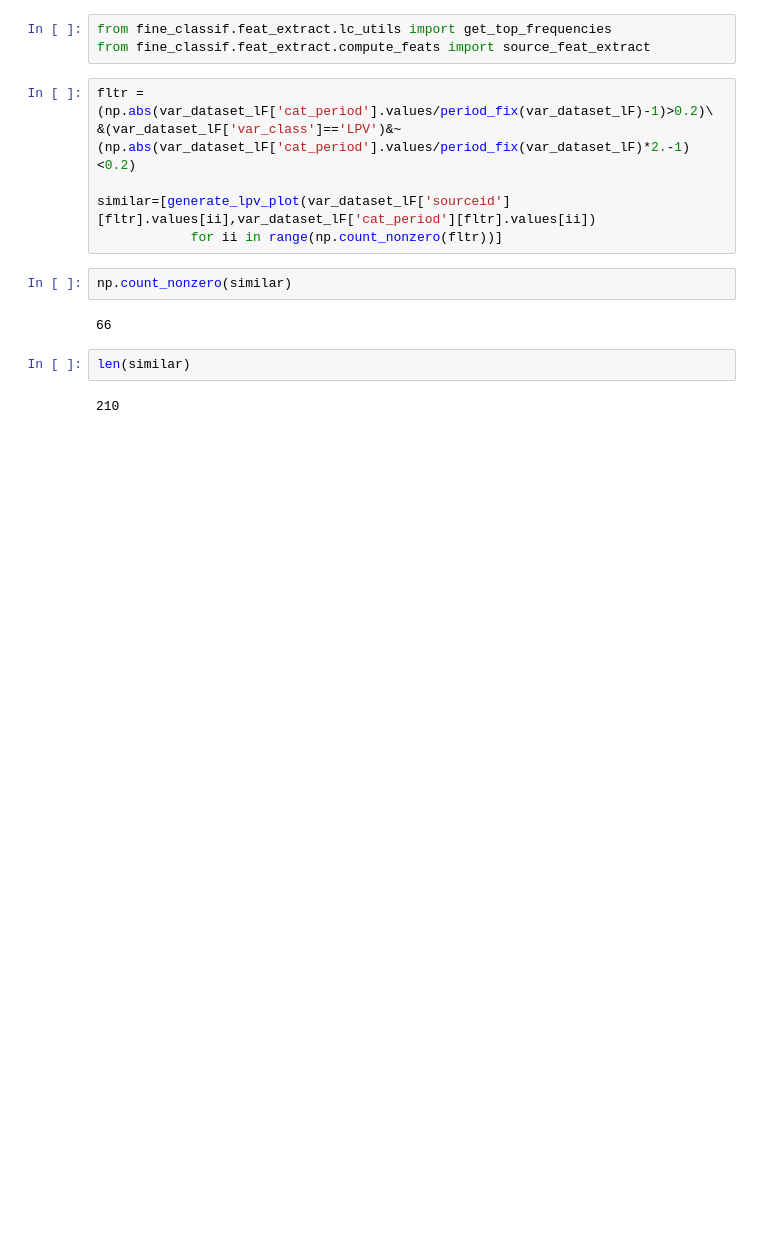
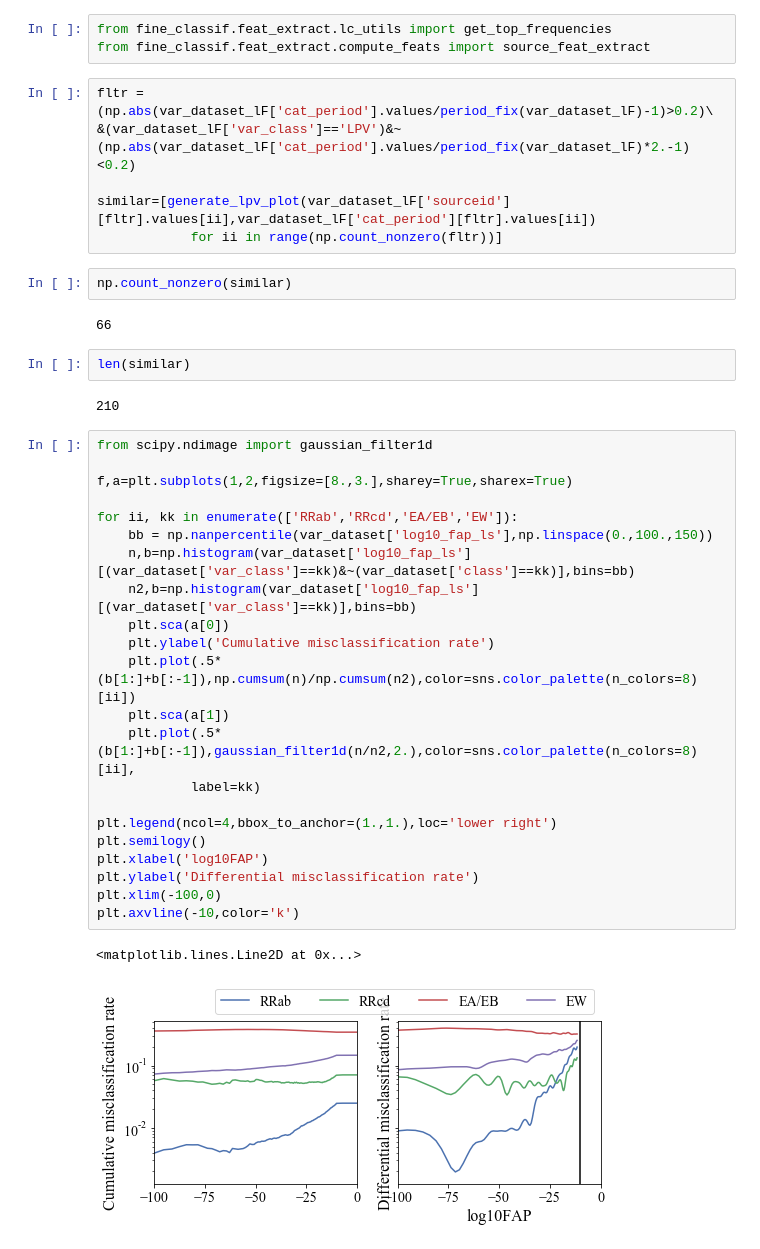
Before and after one commit to thomasmolnar/virac_classifier, a Jupyter notebook: plots/ConfusionMatrix.ipynb, the cells around one changed output. Cells and saved outputs as stored; diff of their text form; blank space fills up the shorter version.

```diff
--- a/plots/ConfusionMatrix.ipynb
+++ b/plots/ConfusionMatrix.ipynb
@@ -1282,3 +1282,28 @@ np.count_nonzero(similar)
 len(similar)
 # %% [output]
 210
+# %%
+from scipy.ndimage import gaussian_filter1d
+
+f,a=plt.subplots(1,2,figsize=[8.,3.],sharey=True,sharex=True)
+
+for ii, kk in enumerate(['RRab','RRcd','EA/EB','EW']):
+    bb = np.nanpercentile(var_dataset['log10_fap_ls'],np.linspace(0.,100.,150))
+    n,b=np.histogram(var_dataset['log10_fap_ls'][(var_dataset['var_class']==kk)&~(var_dataset['class']==kk)],bins=bb)
+    n2,b=np.histogram(var_dataset['log10_fap_ls'][(var_dataset['var_class']==kk)],bins=bb)
+    plt.sca(a[0])
+    plt.ylabel('Cumulative misclassification rate')
+    plt.plot(.5*(b[1:]+b[:-1]),np.cumsum(n)/np.cumsum(n2),color=sns.color_palette(n_colors=8)[ii])
+    plt.sca(a[1])
+    plt.plot(.5*(b[1:]+b[:-1]),gaussian_filter1d(n/n2,2.),color=sns.color_palette(n_colors=8)[ii],
+            label=kk)
+
+plt.legend(ncol=4,bbox_to_anchor=(1.,1.),loc='lower right')
+plt.semilogy()
+plt.xlabel('log10FAP')
+plt.ylabel('Differential misclassification rate')
+plt.xlim(-100,0)
+plt.axvline(-10,color='k')
+# %% [output]
+<matplotlib.lines.Line2D at 0x...>
+[figure, added]
```
Also changed, not shown: 2 other files.
